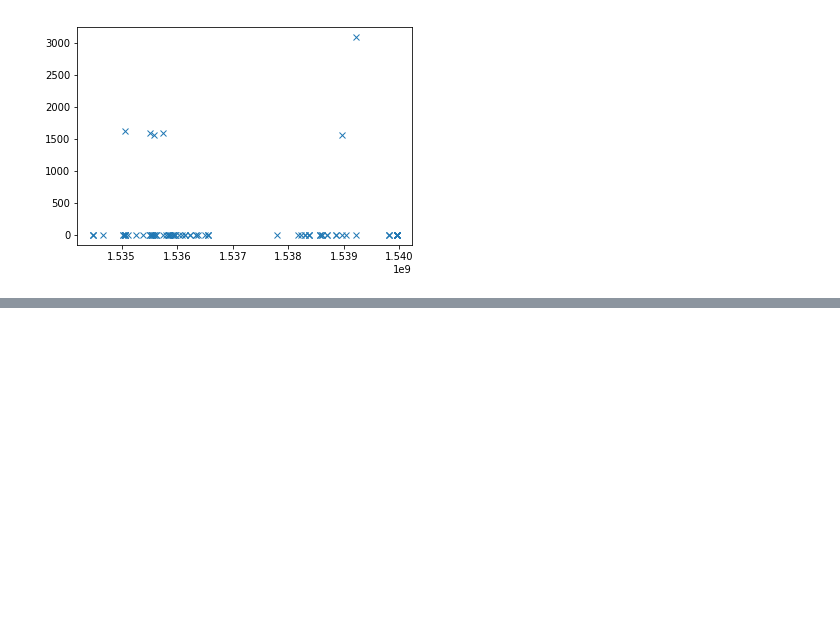
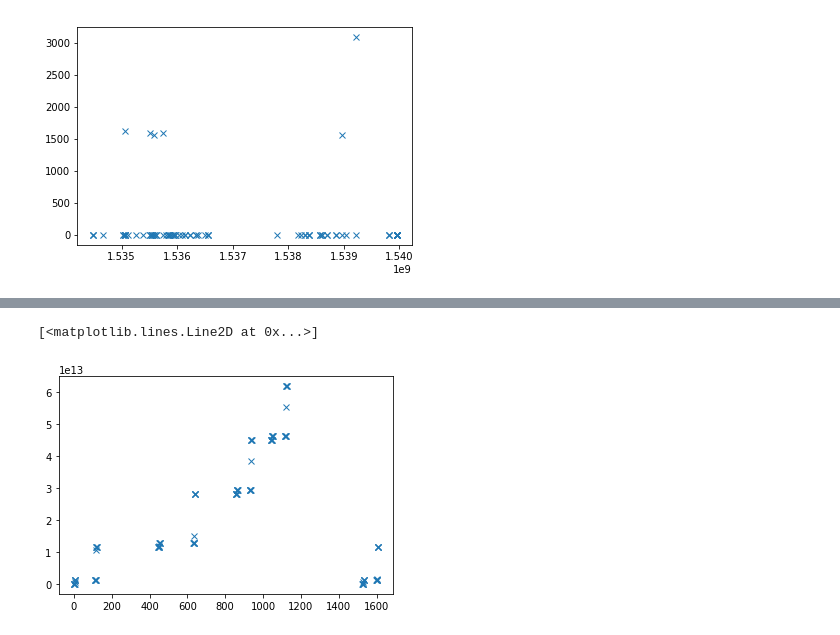
Before and after one commit to mfer0010/BscThesis, a Jupyter notebook: Jupyter Notebook Code/03_Analysis of Intensity Data.ipynb, the cells around one changed output, grey strips where cells are left out. Drawn from its saved outputs; the diff is of its cells as text; code cells hidden in the pictures; blank space fills up the shorter version.

```diff
--- a/Jupyter Notebook Code/03_Analysis of Intensity Data.ipynb
+++ b/Jupyter Notebook Code/03_Analysis of Intensity Data.ipynb
@@ -121,0 +128,6 @@ plt.plot(data['Time Stamp'],data['Reading'],'x')
+# %%
+length = 100
+plt.plot(LHCdata['Time Stamp'][:length]-LHCdata['Time Stamp'][0],LHCdata['Reading'][:length],'x')
+# %% [output]
+[<matplotlib.lines.Line2D at 0x...>]
+[figure, added]
```
Also changed, not shown: parts of 5 cells of this notebook, 4 other files.
